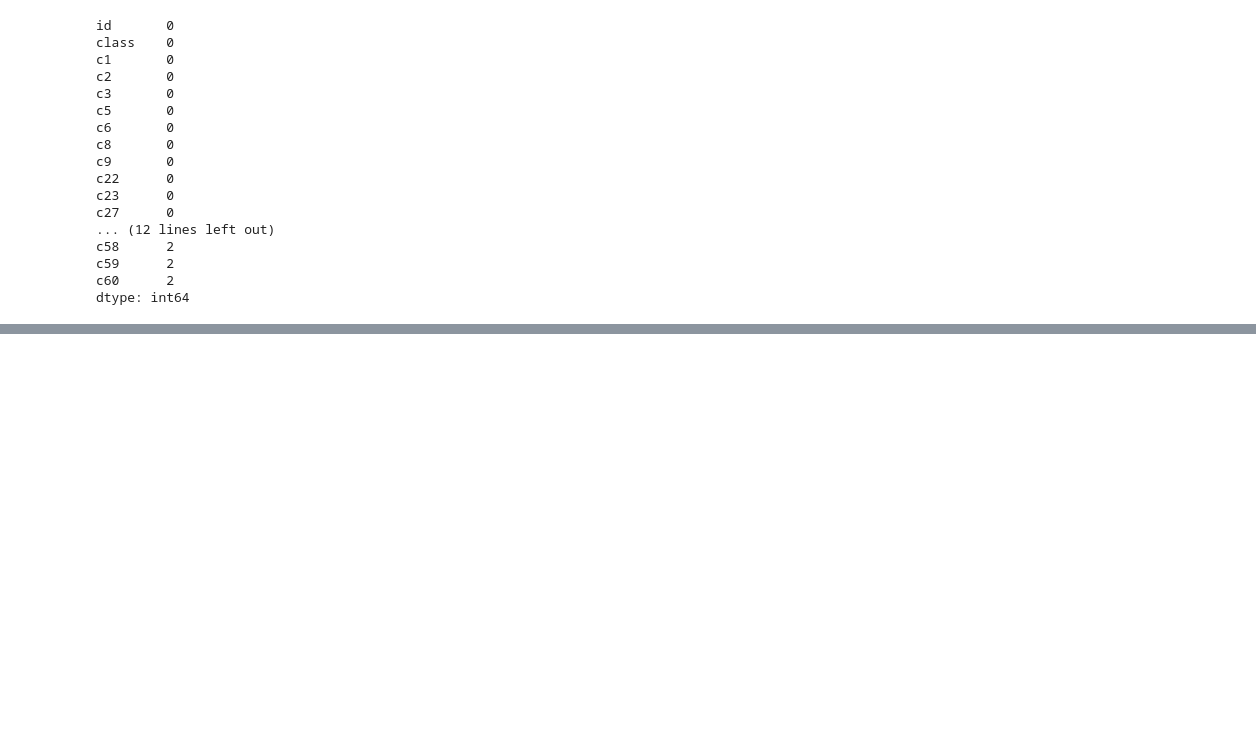
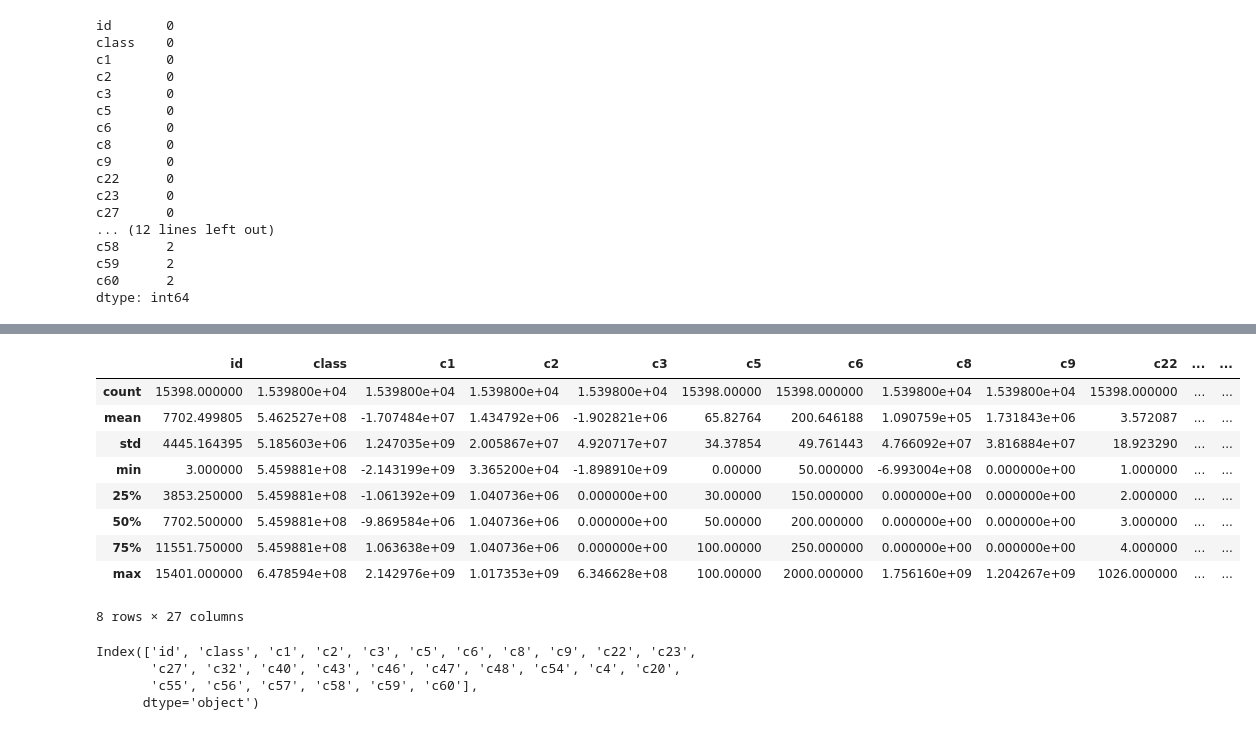
Before and after one commit to ybezginova2016/UL_01_HierarchicalClustering, a Jupyter notebook: preprocessing.ipynb, the cells around one changed output, grey strips where cells are left out. Drawn from its saved outputs; the diff is of its cells as text; code cells hidden in the pictures; blank space fills up the shorter version.

```diff
--- a/preprocessing.ipynb
+++ b/preprocessing.ipynb
@@ -797,0 +807,20 @@ dtype: int64
+# %%
+data_clean.describe()
+# %% [output]
+|  | id | class | c1 | c2 | c3 | c5 | c6 | c8 | c9 | c22 | ... | ... |
+| count | 15398.000000 | 1.539800e+04 | 1.539800e+04 | 1.539800e+04 | 1.539800e+04 | 15398.00000 | 15398.000000 | 1.539800e+04 | 1.539800e+04 | 15398.000000 | ... | ... |
+| mean | 7702.499805 | 5.462527e+08 | -1.707484e+07 | 1.434792e+06 | -1.902821e+06 | 65.82764 | 200.646188 | 1.090759e+05 | 1.731843e+06 | 3.572087 | ... | ... |
+| std | 4445.164395 | 5.185603e+06 | 1.247035e+09 | 2.005867e+07 | 4.920717e+07 | 34.37854 | 49.761443 | 4.766092e+07 | 3.816884e+07 | 18.923290 | ... | ... |
+| min | 3.000000 | 5.459881e+08 | -2.143199e+09 | 3.365200e+04 | -1.898910e+09 | 0.00000 | 50.000000 | -6.993004e+08 | 0.000000e+00 | 1.000000 | ... | ... |
+| 25% | 3853.250000 | 5.459881e+08 | -1.061392e+09 | 1.040736e+06 | 0.000000e+00 | 30.00000 | 150.000000 | 0.000000e+00 | 0.000000e+00 | 2.000000 | ... | ... |
+| 50% | 7702.500000 | 5.459881e+08 | -9.869584e+06 | 1.040736e+06 | 0.000000e+00 | 50.00000 | 200.000000 | 0.000000e+00 | 0.000000e+00 | 3.000000 | ... | ... |
+| 75% | 11551.750000 | 5.459881e+08 | 1.063638e+09 | 1.040736e+06 | 0.000000e+00 | 100.00000 | 250.000000 | 0.000000e+00 | 0.000000e+00 | 4.000000 | ... | ... |
+| max | 15401.000000 | 6.478594e+08 | 2.142976e+09 | 1.017353e+09 | 6.346628e+08 | 100.00000 | 2000.000000 | 1.756160e+09 | 1.204267e+09 | 1026.000000 | ... | ... |
+8 rows × 27 columns
+# %%
+data_clean.columns
+# %% [output]
+Index(['id', 'class', 'c1', 'c2', 'c3', 'c5', 'c6', 'c8', 'c9', 'c22', 'c23',
+       'c27', 'c32', 'c40', 'c43', 'c46', 'c47', 'c48', 'c54', 'c4', 'c20',
+       'c55', 'c56', 'c57', 'c58', 'c59', 'c60'],
+      dtype='object')
```
Also changed, not shown: parts of 47 cells of this notebook, 1 other file.
